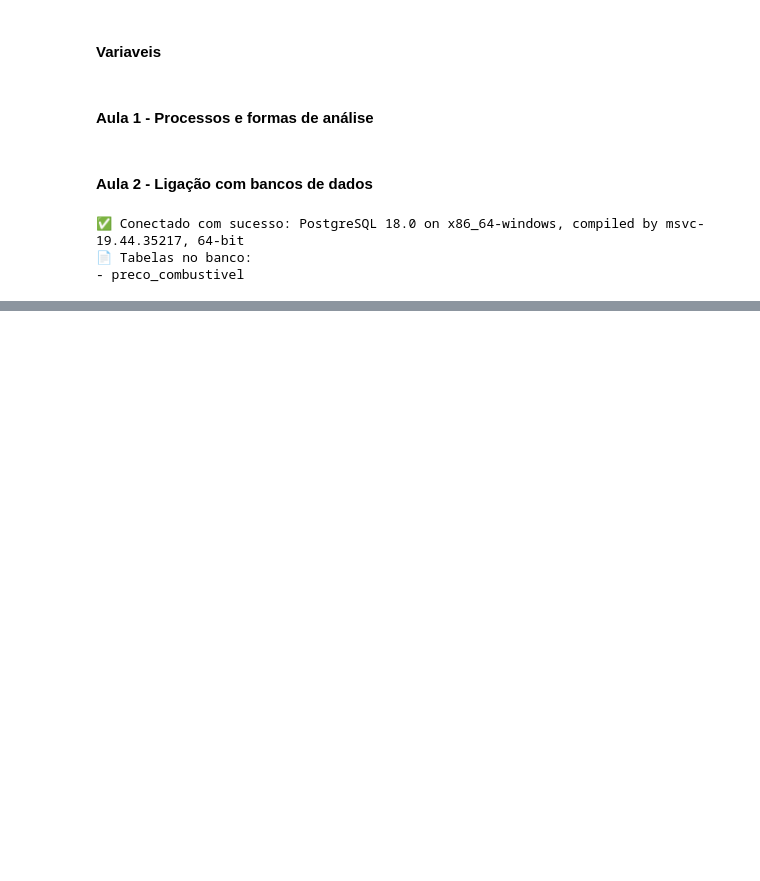
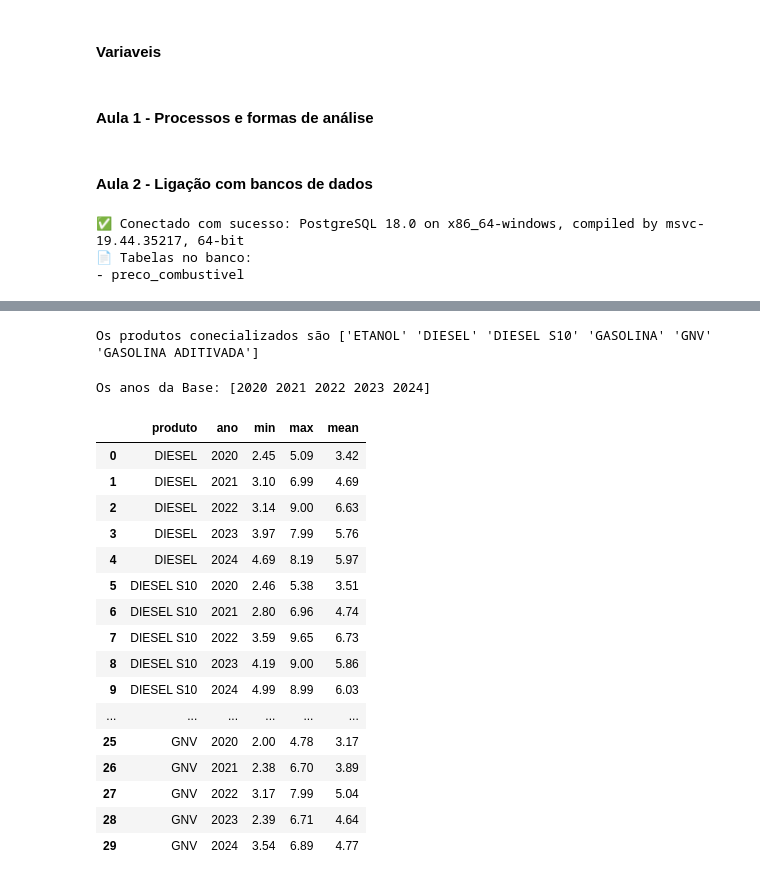
Before and after one commit to RicardViana/fiap-data-viz-and-production-models, a Jupyter notebook: analise_de_negocios.ipynb, the cells around one changed output, grey strips where cells are left out. Drawn from its saved outputs; the diff is of its cells as text; code cells hidden in the pictures; blank space fills up the shorter version.

```diff
--- a/analise_de_negocios.ipynb
+++ b/analise_de_negocios.ipynb
@@ -703,0 +671,5 @@ Amostra dos dados carregados (5 ultimas linhas):
+# %%
+# Fazer copia do data frame df_ordenado_data
+df = df_ordenado_data.drop(columns=['nome_arquivo', 'data_carga', 'usuario'], errors='ignore').copy()
+
+df.head()
@@ -703,0 +729,4 @@ Amostra dos dados carregados (5 ultimas linhas):
+# %%
+# Selecionar os dados necessarios
+df_anp = df[['data_coleta', 'regiao', 'estado', 'municipio', 'bandeira','produto', 'valor_venda']].copy()
+df_anp.head()
@@ -703,0 +740,5 @@ Amostra dos dados carregados (5 ultimas linhas):
+# %%
+# Gerar coluna ano e mês
+df_anp['ano'] = df_anp['data_coleta'].dt.year
+df_anp['mes'] = df_anp['data_coleta'].dt.month
+df_anp.head()
@@ -703,0 +765,32 @@ Amostra dos dados carregados (5 ultimas linhas):
+# %%
+# Consultar os tipos de produtos que são comercializados
+print(f'Os produtos conecializados são {df_anp.produto.unique()}')
+# %% [output]
+Os produtos conecializados são ['ETANOL' 'DIESEL' 'DIESEL S10' 'GASOLINA' 'GNV' 'GASOLINA ADITIVADA']
+# %%
+# Consultar os anos da Base
+print(f'Os anos da Base: {df_anp.ano.unique()}')
+# %% [output]
+Os anos da Base: [2020 2021 2022 2023 2024]
+# %%
+# Consultado os valores mínimos, máximos e médios dos produtos por ano
+df_anp_valor = df_anp[['ano', 'produto', 'valor_venda']].copy()
+df_anp_valor.groupby(['produto', 'ano'])['valor_venda'].agg(['min', 'max', 'mean']).round(2).reset_index()
+# %% [output]
+|  | produto | ano | min | max | mean |
+| 0 | DIESEL | 2020 | 2.45 | 5.09 | 3.42 |
+| 1 | DIESEL | 2021 | 3.10 | 6.99 | 4.69 |
+| 2 | DIESEL | 2022 | 3.14 | 9.00 | 6.63 |
+| 3 | DIESEL | 2023 | 3.97 | 7.99 | 5.76 |
+| 4 | DIESEL | 2024 | 4.69 | 8.19 | 5.97 |
+| 5 | DIESEL S10 | 2020 | 2.46 | 5.38 | 3.51 |
+| 6 | DIESEL S10 | 2021 | 2.80 | 6.96 | 4.74 |
+| 7 | DIESEL S10 | 2022 | 3.59 | 9.65 | 6.73 |
+| 8 | DIESEL S10 | 2023 | 4.19 | 9.00 | 5.86 |
+| 9 | DIESEL S10 | 2024 | 4.99 | 8.99 | 6.03 |
+| ... | ... | ... | ... | ... | ... |
+| 25 | GNV | 2020 | 2.00 | 4.78 | 3.17 |
+| 26 | GNV | 2021 | 2.38 | 6.70 | 3.89 |
+| 27 | GNV | 2022 | 3.17 | 7.99 | 5.04 |
+| 28 | GNV | 2023 | 2.39 | 6.71 | 4.64 |
+| 29 | GNV | 2024 | 3.54 | 6.89 | 4.77 |
```
Also changed, not shown: parts of 16 cells of this notebook.
